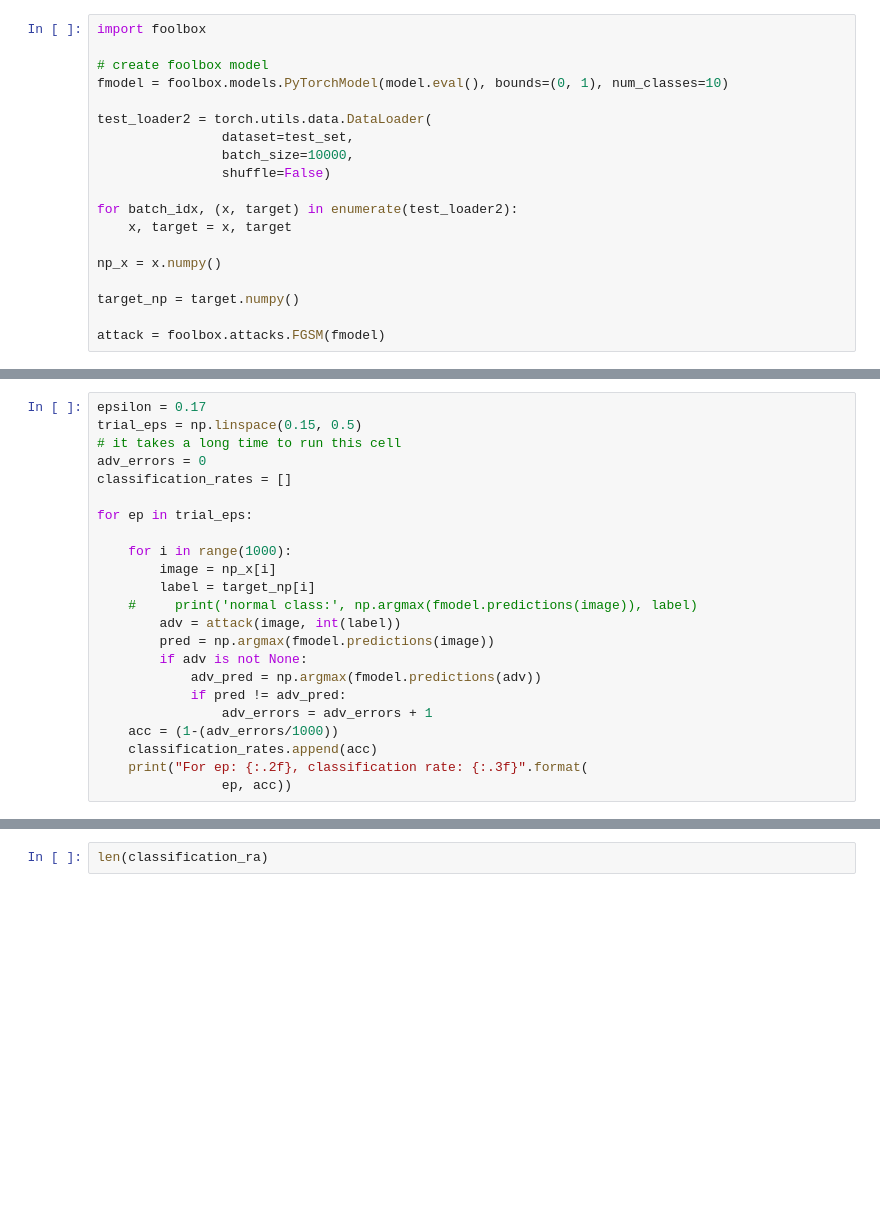
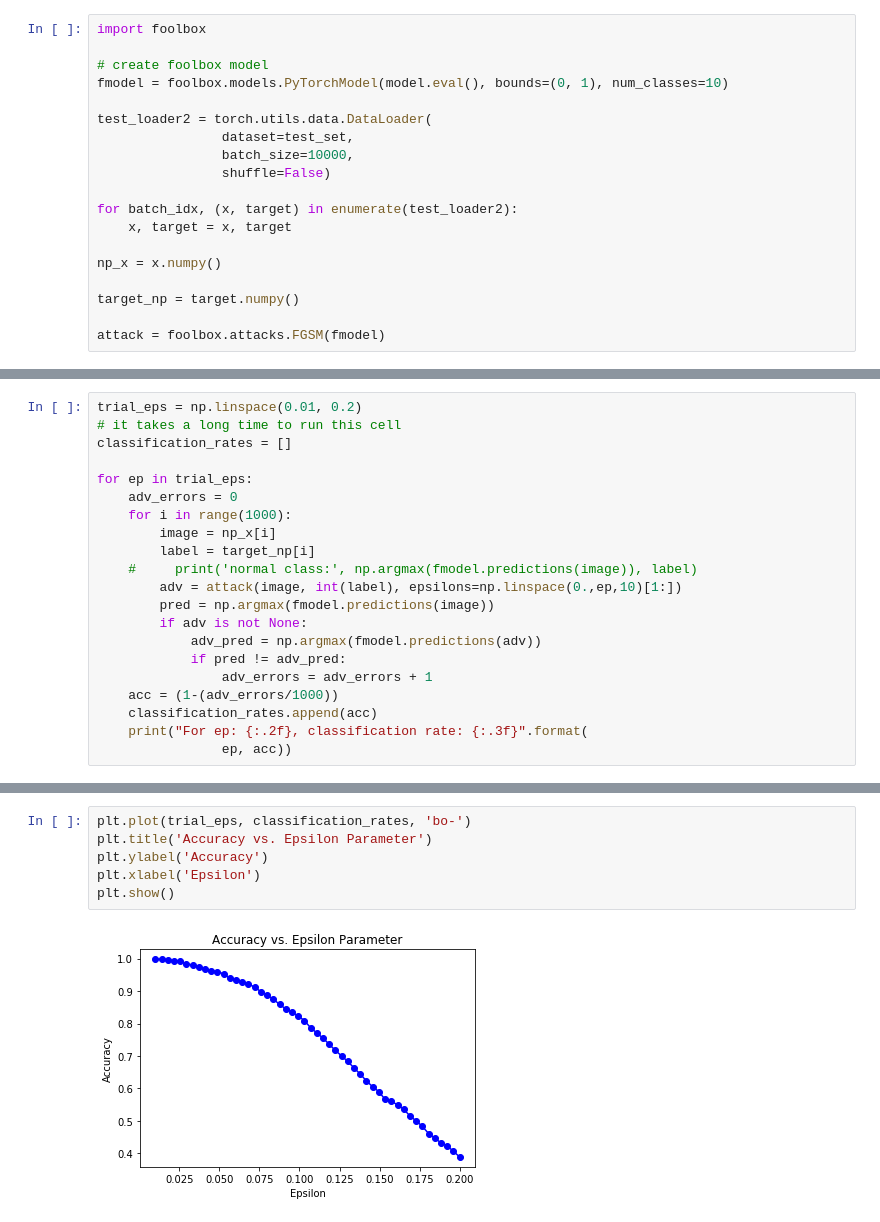
Before and after one commit to rraju1/Adv_jpeg_compression, a Jupyter notebook: adv_compression.ipynb, the cells around one changed output, grey strips where cells are left out. Cells and saved outputs as stored; diff of their text form; blank space fills up the shorter version.

```diff
--- a/adv_compression.ipynb
+++ b/adv_compression.ipynb
@@ -450,17 +434,15 @@ plt.savefig('adv_diff.png',bbox_inches='tight')
 # %%
-epsilon = 0.17
-trial_eps = np.linspace(0.15, 0.5)
+trial_eps = np.linspace(0.01, 0.2)
 # it takes a long time to run this cell
-adv_errors = 0
 classification_rates = []
 
 for ep in trial_eps:
-
+    adv_errors = 0
     for i in range(1000):
         image = np_x[i]
         label = target_np[i]
     #     print('normal class:', np.argmax(fmodel.predictions(image)), label)
-        adv = attack(image, int(label))
+        adv = attack(image, int(label), epsilons=np.linspace(0.,ep,10)[1:])
         pred = np.argmax(fmodel.predictions(image))
         if adv is not None:
             adv_pred = np.argmax(fmodel.predictions(adv))
@@ -473,2 +473,8 @@ for ep in trial_eps:
-# %%
-len(classification_ra)
+# %%
+plt.plot(trial_eps, classification_rates, 'bo-')
+plt.title('Accuracy vs. Epsilon Parameter')
+plt.ylabel('Accuracy')
+plt.xlabel('Epsilon')
+plt.show()
+# %% [output]
+[figure, added]
```
Also changed, not shown: parts of 7 cells of this notebook.
